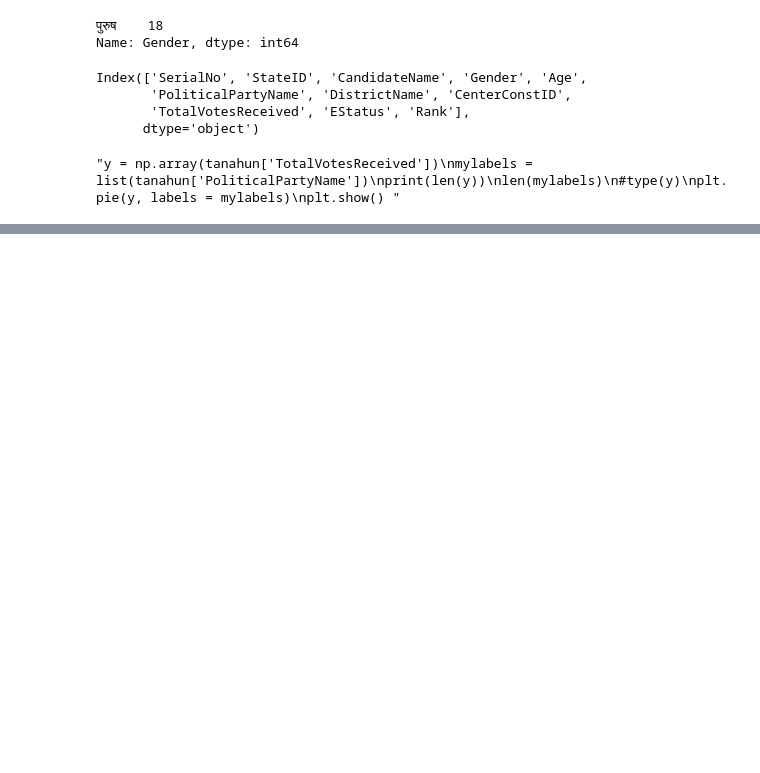
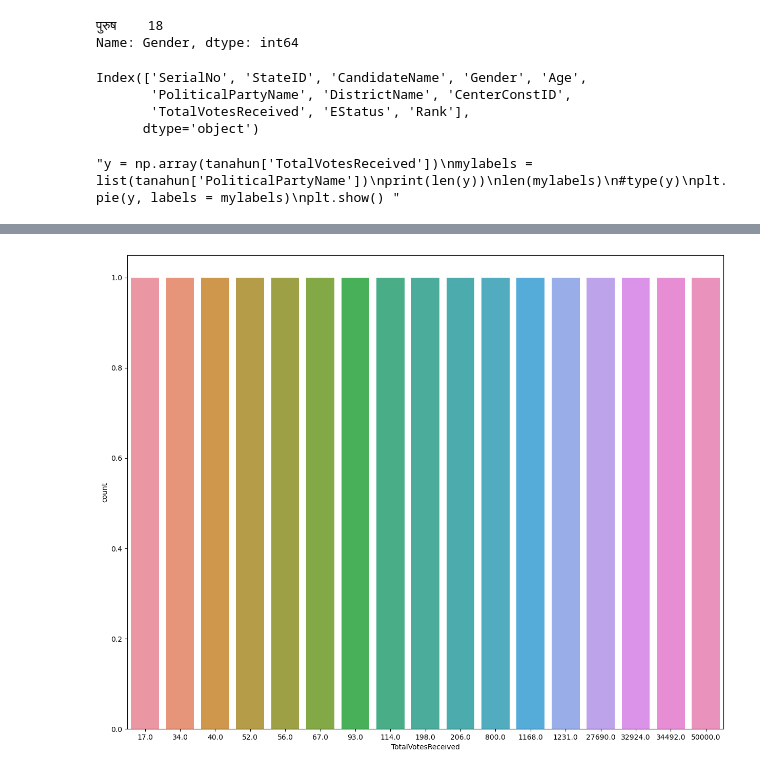
Before and after one commit to rasmibhattarai72/Datathon_ices, a Jupyter notebook: Datathon/Untitled.ipynb, the cells around one changed output, grey strips where cells are left out. Saved outputs shown, nothing was run; the diff lists cells and outputs as text; code cells hidden in the pictures; blank space fills up the shorter version.

```diff
--- a/Datathon/Untitled.ipynb
+++ b/Datathon/Untitled.ipynb
@@ -257,0 +276,3 @@ list
+# %%
+#lets replace nan by not_elected in Estatus column
+df['EStatus'].replace(np.nan, 'Not_Elected',inplace  = True)
@@ -257,0 +288,4 @@ list
+# %%
+df.drop(['StateID'],axis =1,inplace = True)
+# %%
+df.drop(['DistrictName'], axis =1, inplace = True)
@@ -257,0 +314,7 @@ list
+# %%
+df.dropna(inplace=True)
+# %%
+plt.figure(figsize = (15,12))
+sns.countplot(x='TotalVotesReceived',data = df);
+# %% [output]
+[figure, added]
```
Also changed, not shown: parts of 8 cells of this notebook.
